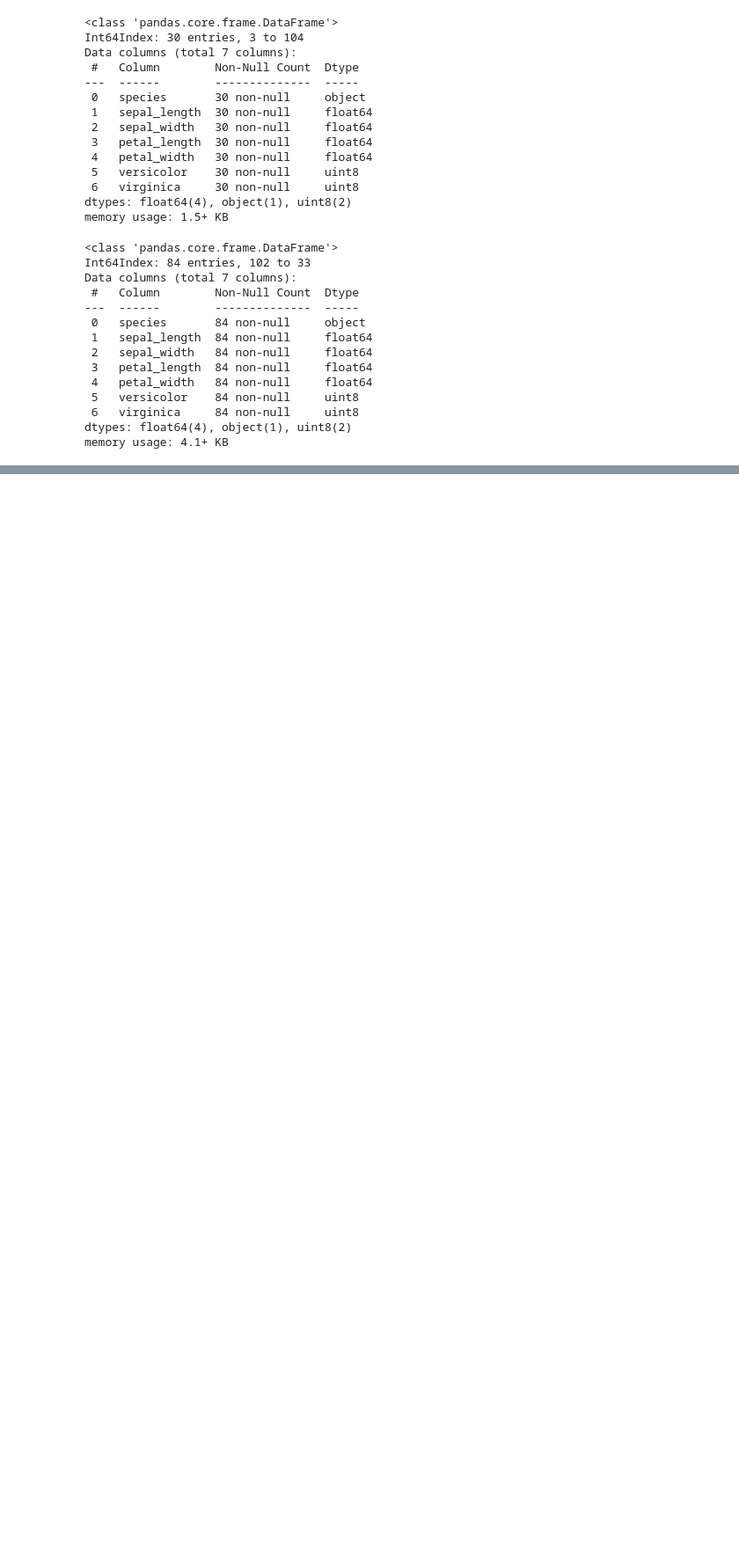
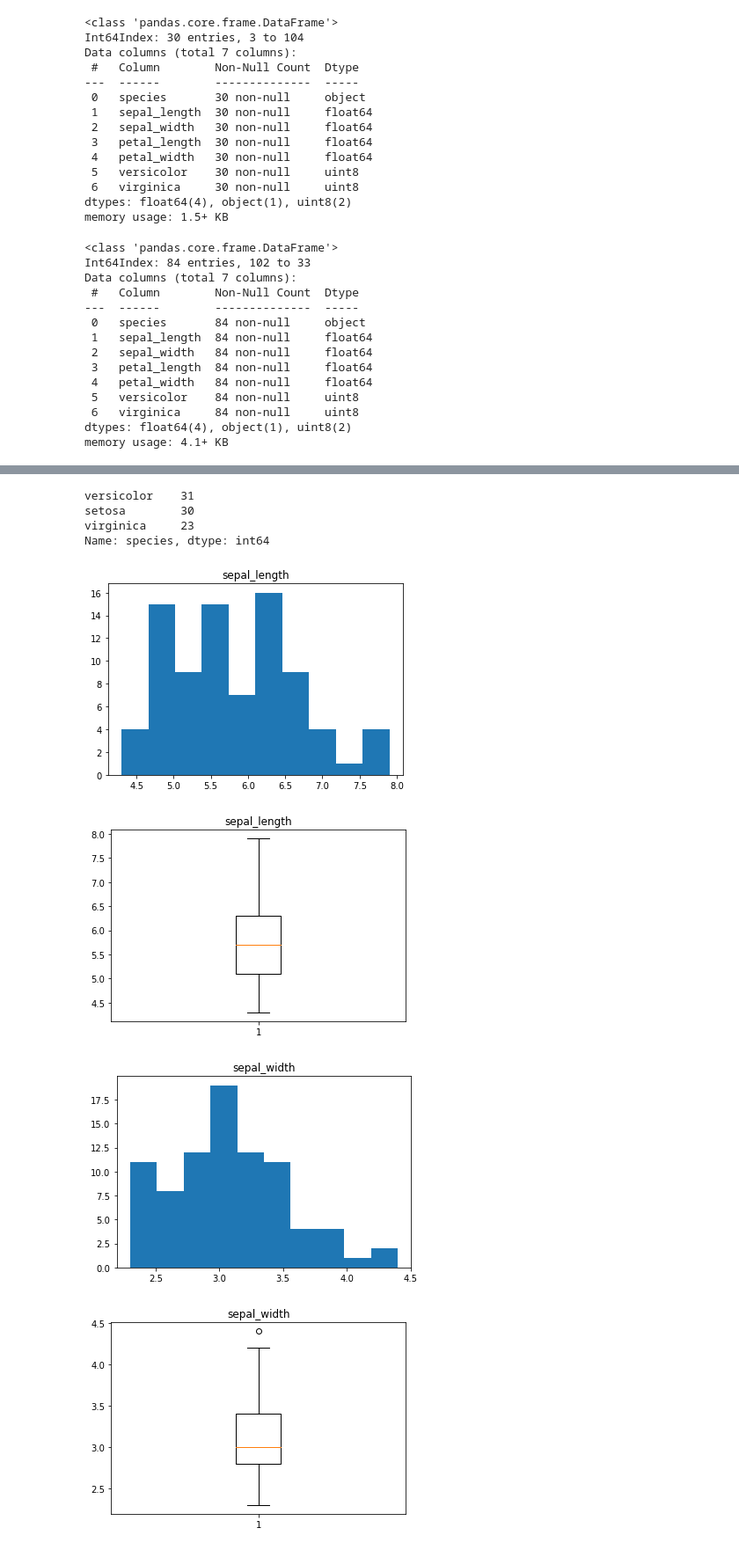
Before and after one commit to BraedenWright/classification-exercises, a Jupyter notebook: classification_exercises.ipynb, the cells around one changed output, grey strips where cells are left out. Shown at 88% size. Saved outputs shown, nothing was run; the diff lists cells and outputs as text; code cells hidden in the pictures; blank space fills up the shorter version.

```diff
--- a/classification_exercises.ipynb
+++ b/classification_exercises.ipynb
@@ -924,0 +921,29 @@ TypeError: Horizontal orientation requires numeric `x` variable.
+# %%
+train.species.value_counts()
+# %% [output]
+versicolor    31
+setosa        30
+virginica     23
+Name: species, dtype: int64
+# %%
+def plot_num_float():
+    '''
+    takes in a train(dataframe) and gives a boxplot and histogram of numerical values in a float
+    '''
+    num_cols = train.columns[[train[col].dtype == 'float64' for col in train.columns]]
+
+    for col in num_cols:
+        plt.hist(train[col])
+        plt.title(col)
+        plt.show()
+        plt.boxplot(train[col])
+        plt.title(col)
+        plt.show()
+
+
+plot_num_float()
+# %% [output]
+[figure, added]
+[figure, added]
+[figure, added]
+[figure, added]
```
Also changed, not shown: parts of 23 cells of this notebook, 1 other file.
